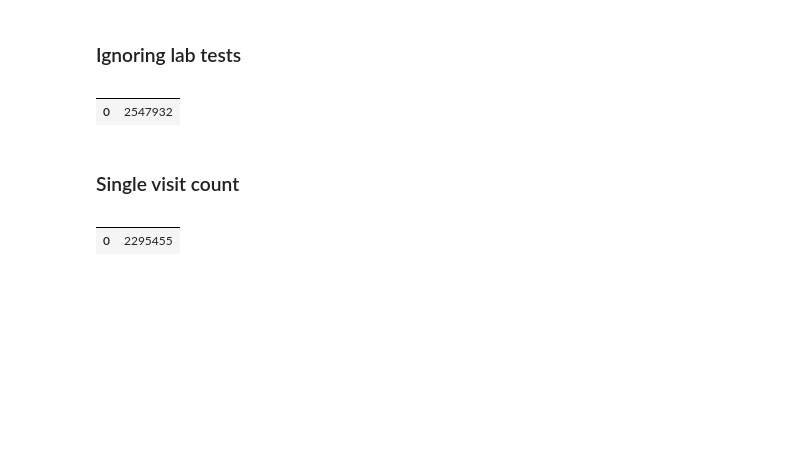
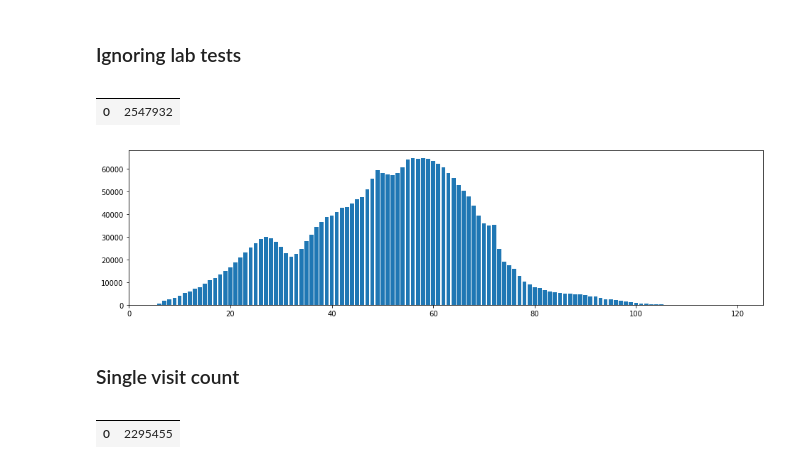
Before and after one commit to brettbj/association-robustness, a Jupyter notebook: Exploration.ipynb, the cells around one changed output. Cells and saved outputs as stored; diff of their text form; code cells hidden in the pictures; blank space fills up the shorter version.

```diff
--- a/Exploration.ipynb
+++ b/Exploration.ipynb
@@ -263,6 +300,11 @@ pd.read_sql('select count(*) from t2dControlEmergeNoLab', hy_cxn)
 # %% [output]
 |  |  |
 | 0 | 2547932 |
+# %%
+plt.figure(figsize=(16, 4))
+age_histogram(group_table='hy180.dbo.t2dControlEmergeNoLab')
+# %% [output]
+[figure, added]
 # %% [markdown]
 ### Single visit count
 # %%
```
Also changed, not shown: parts of 7 cells of this notebook, 1 other file.
